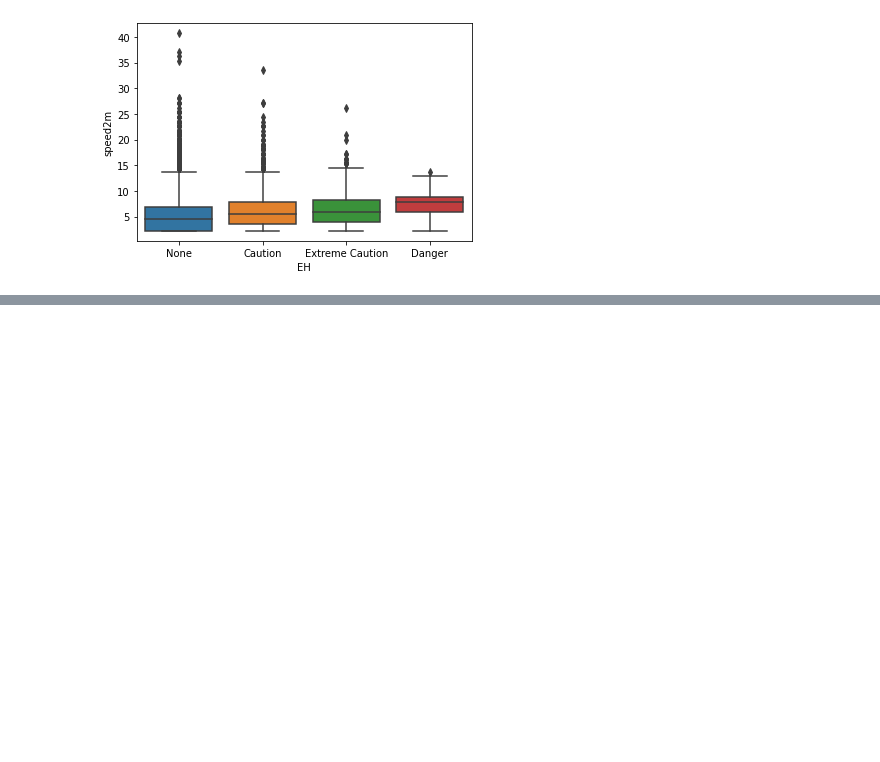
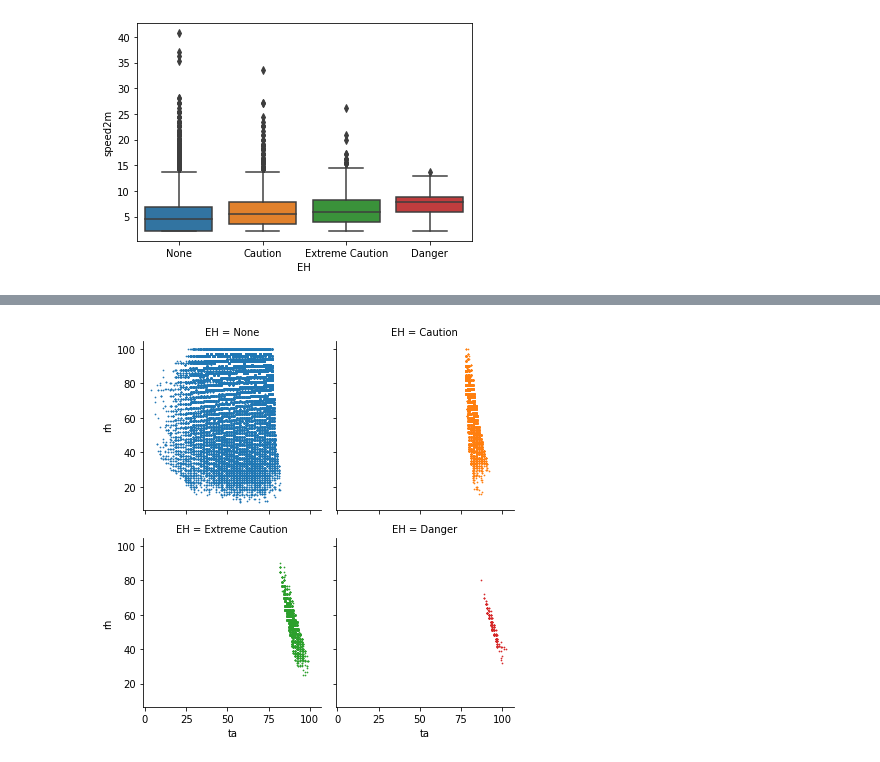
Before and after one commit to jacdu/portfolio_ml_proj, a Jupyter notebook: Station_Data_Testing.ipynb, the cells around one changed output, grey strips where cells are left out. Cells and saved outputs as stored; diff of their text form; code cells hidden in the pictures; blank space fills up the shorter version.

```diff
--- a/Station_Data_Testing.ipynb
+++ b/Station_Data_Testing.ipynb
@@ -130,0 +137,6 @@ plt.show()
+# %%
+ta_rh = sns.FacetGrid(rdu_sub, col="EH", hue="EH", col_wrap=2)
+ta_rh.map(plt.scatter, "ta", "rh", s = .5)
+plt.show()
+# %% [output]
+[figure, added]
```
Also changed, not shown: parts of 10 cells of this notebook.
